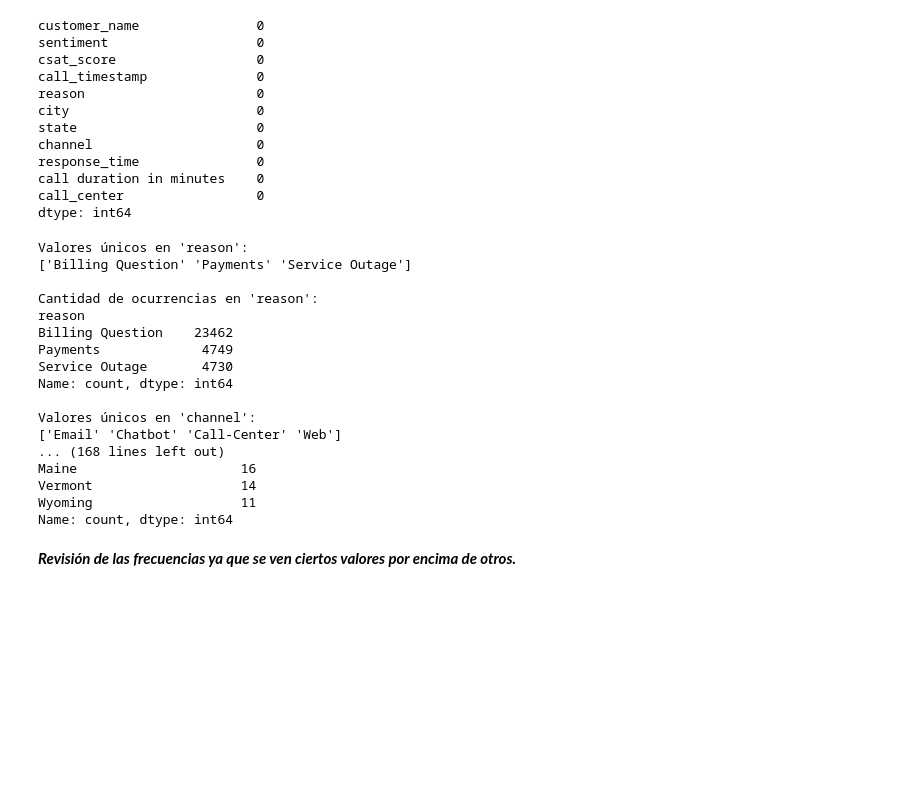
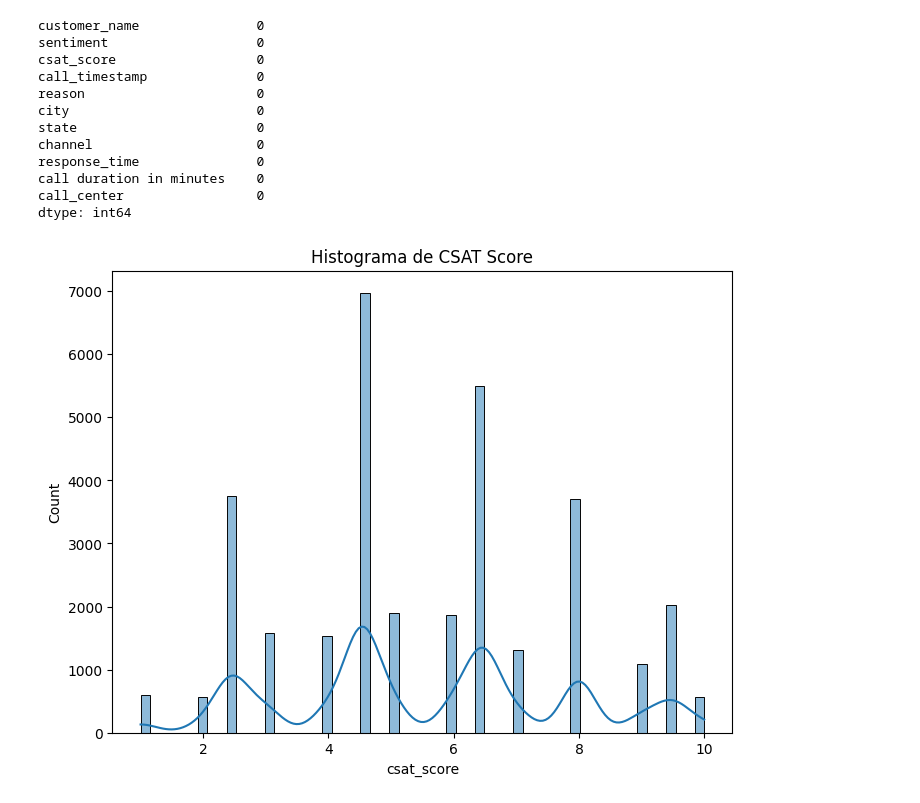
Before and after one commit to alvarosmms/EDA_Entrega, a Jupyter notebook: src/notebooks/notebook_EDA_inicial.ipynb, the cells around one changed output. Cells and saved outputs as stored; diff of their text form; code cells hidden in the pictures; blank space fills up the shorter version.

```diff
--- a/src/notebooks/notebook_EDA_inicial.ipynb
+++ b/src/notebooks/notebook_EDA_inicial.ipynb
@@ -148,31 +138,12 @@ response_time               0
 call duration in minutes    0
 call_center                 0
 dtype: int64
-# %%
-columnas = ["reason","channel", "city", "state"]
-
-for columna in columnas:
-    print(f"\nValores únicos en '{columna}':")
-    print(df[columna].unique())
-    print(f"\nCantidad de ocurrencias en '{columna}':")
-    print(df[columna].value_counts())
-# %% [output]
-Valores únicos en 'reason':
-['Billing Question' 'Payments' 'Service Outage']
-
-Cantidad de ocurrencias en 'reason':
-reason
-Billing Question    23462
-Payments             4749
-Service Outage       4730
-Name: count, dtype: int64
-
-Valores únicos en 'channel':
-['Email' 'Chatbot' 'Call-Center' 'Web']
-... (168 lines left out)
-Maine                     16
-Vermont                   14
-Wyoming                   11
-Name: count, dtype: int64
-# %% [markdown]
-***Revisión de las frecuencias ya que se ven ciertos valores por encima de otros.***
+# %%
+#Detección de outliers
+# Visualización: Histogramas
+plt.figure(figsize=(8, 6))
+sns.histplot(df['csat_score'], kde=True)
+plt.title("Histograma de CSAT Score")
+plt.show()
+# %% [output]
+[figure, added]
```
Also changed, not shown: parts of 21 cells of this notebook, 1 other file.
